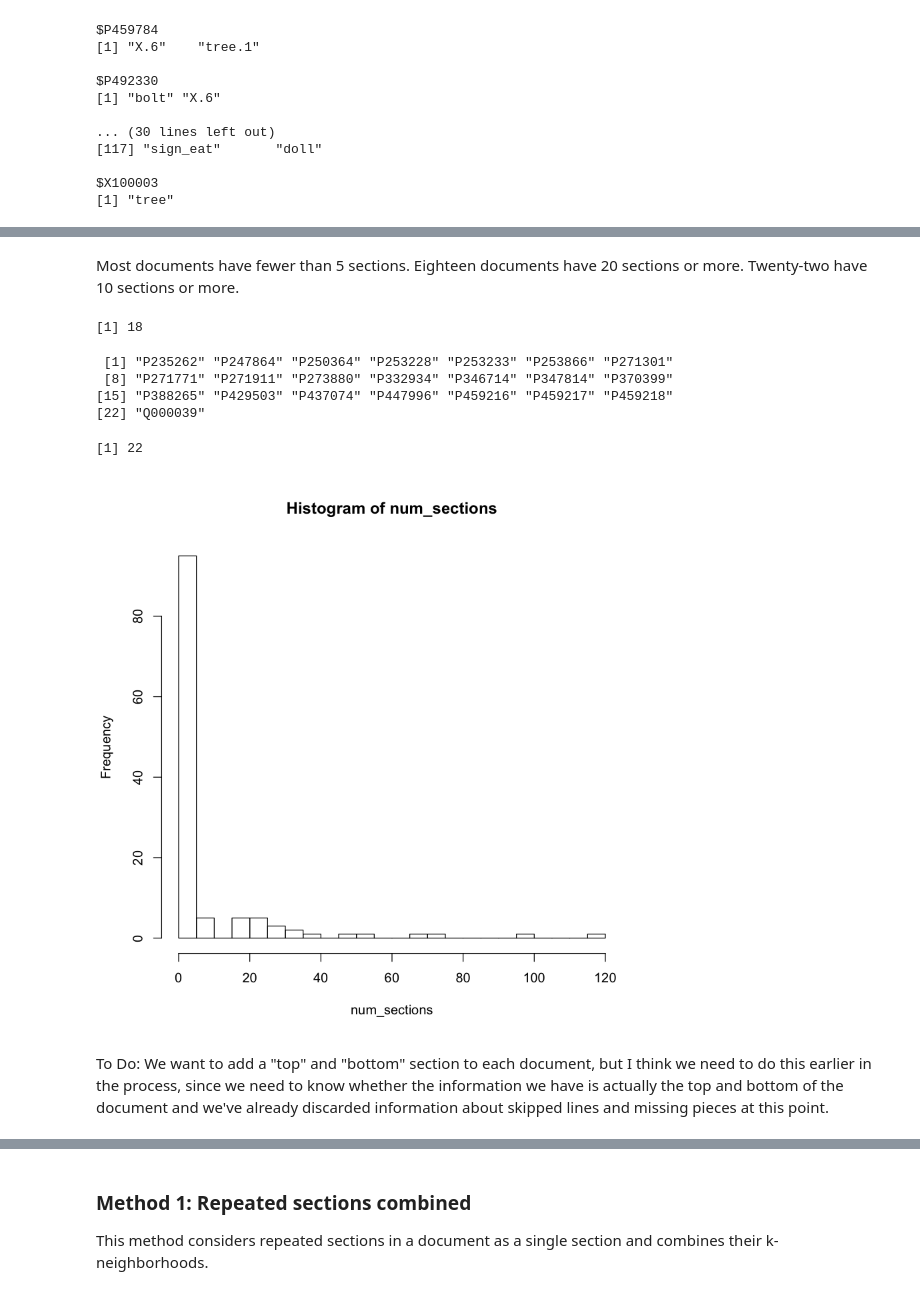
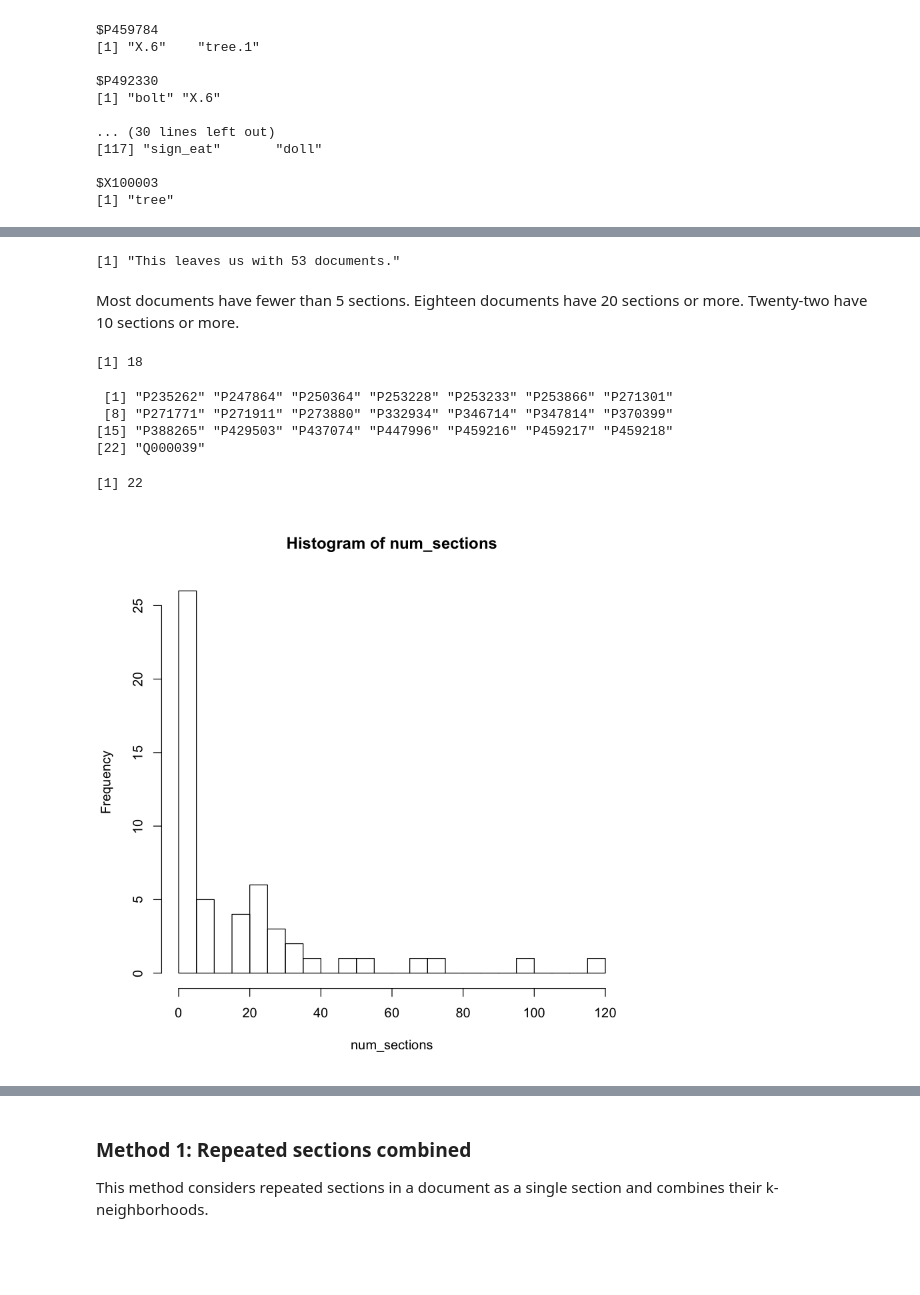
Before and after one commit to ErinBecker/digital-humanities-phylogenetics, a Jupyter notebook: scripts/04_analyze_section_order_R.ipynb, the cells around one changed output, grey strips where cells are left out. Drawn from its saved outputs; the diff is of its cells as text; code cells hidden in the pictures; blank space fills up the shorter version.

Commit message:
update 04_analyze_section_order

```diff
--- a/scripts/04_analyze_section_order_R.ipynb
+++ b/scripts/04_analyze_section_order_R.ipynb
@@ -221,0 +224,4 @@ $X100003
+# %%
+num_sections = sapply(doc_sections, length)
+doc_sections_keep = doc_sections[-which(num_sections == 1)]
+head(doc_sections_keep)
@@ -222,18 +246,20 @@ $X100003
+# %%
+print(paste("This leaves us with", length(doc_sections_keep), "documents."))
+# %% [output]
+[1] "This leaves us with 53 documents."
 # %% [markdown]
 Most documents have fewer than 5 sections. Eighteen documents have 20 sections or more. Twenty-two have 10 sections or more.
 # %%
-num_sections = sapply(doc_sections, length)
+num_sections = sapply(doc_sections_keep, length)
 hist(num_sections, breaks = 20)
 length(which(num_sections >= 20))
 names(which(num_sections >= 10))
 length(which(num_sections >= 10))
 # %% [output]
 [1] 18
  [1] "P235262" "P247864" "P250364" "P253228" "P253233" "P253866" "P271301"
  [8] "P271771" "P271911" "P273880" "P332934" "P346714" "P347814" "P370399"
 [15] "P388265" "P429503" "P437074" "P447996" "P459216" "P459217" "P459218"
 [22] "Q000039"
 [1] 22
-[figure, old version]
+[figure, new version]
-# %% [markdown]
-To Do: We want to add a "top" and "bottom" section to each document, but I think we need to do this earlier in the process, since we need to know whether the information we have is actually the top and bottom of the document and we've already discarded information about skipped lines and missing pieces at this point.
```
Also changed, not shown: parts of 22 cells of this notebook, 1 other file.
